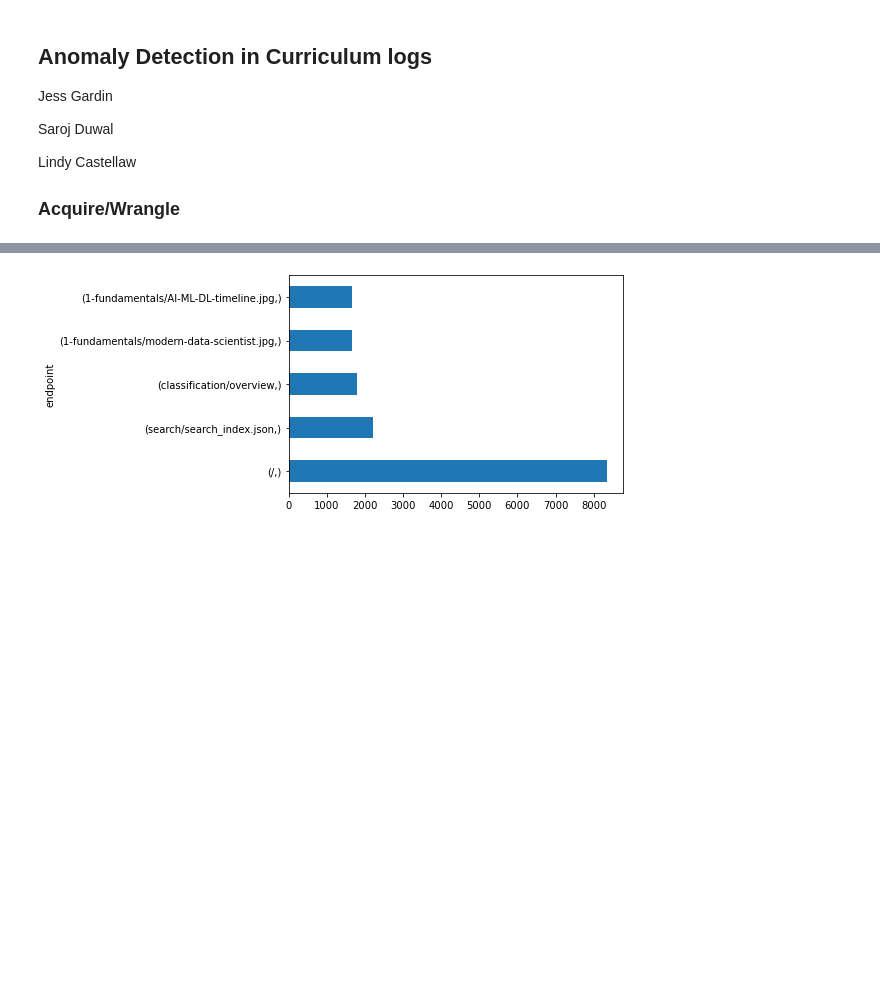
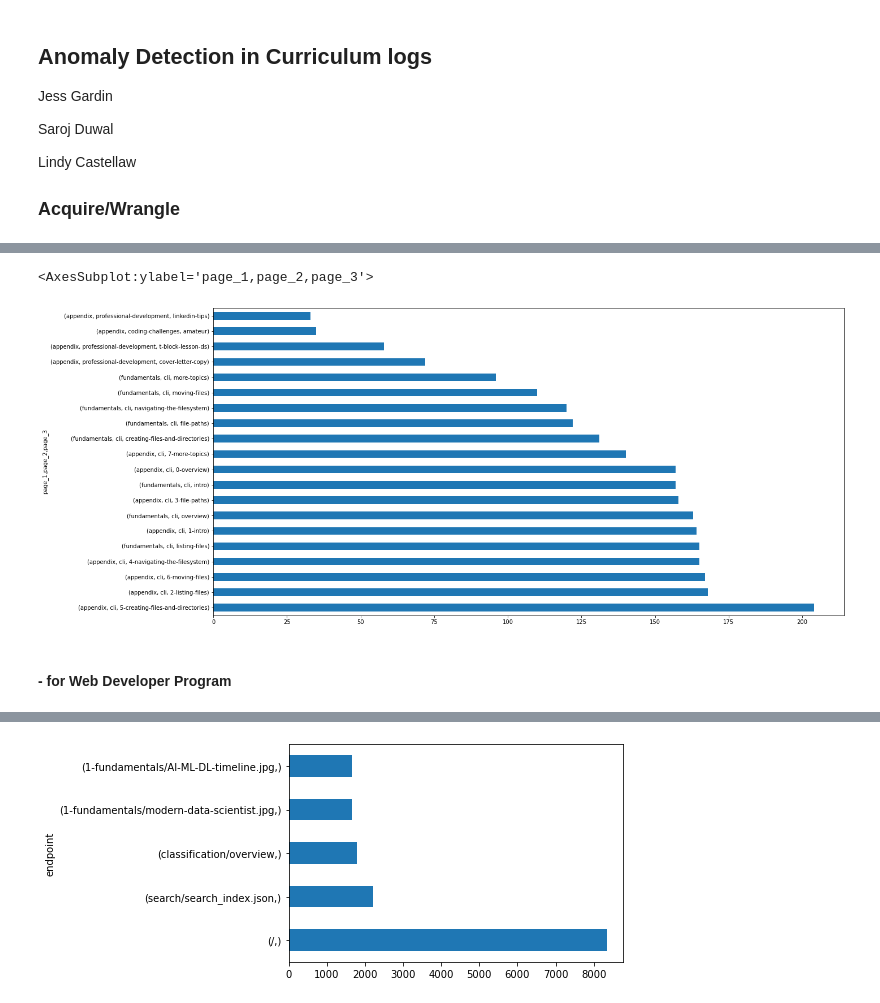
Before and after one commit to Team-Ferret-Kalpana/Logs_archive, a Jupyter notebook: Anomaly_Detection_Report.ipynb, the cells around one changed output, grey strips where cells are left out. Cells and saved outputs as stored; diff of their text form; code cells hidden in the pictures; blank space fills up the shorter version.

```diff
--- a/Anomaly_Detection_Report.ipynb
+++ b/Anomaly_Detection_Report.ipynb
@@ -40,0 +65,10 @@ df.head()
+# %%
+# visualize  data science cohort pages/lessons visited
+
+plt.figure(figsize=(20,10))
+ds_df[['page_1','page_2','page_3']].value_counts().head(20).plot(kind='barh')
+# %% [output]
+<AxesSubplot:ylabel='page_1,page_2,page_3'>
+[figure, added]
+# %% [markdown]
+#### - for Web Developer Program
```
Also changed, not shown: parts of 26 cells of this notebook.
